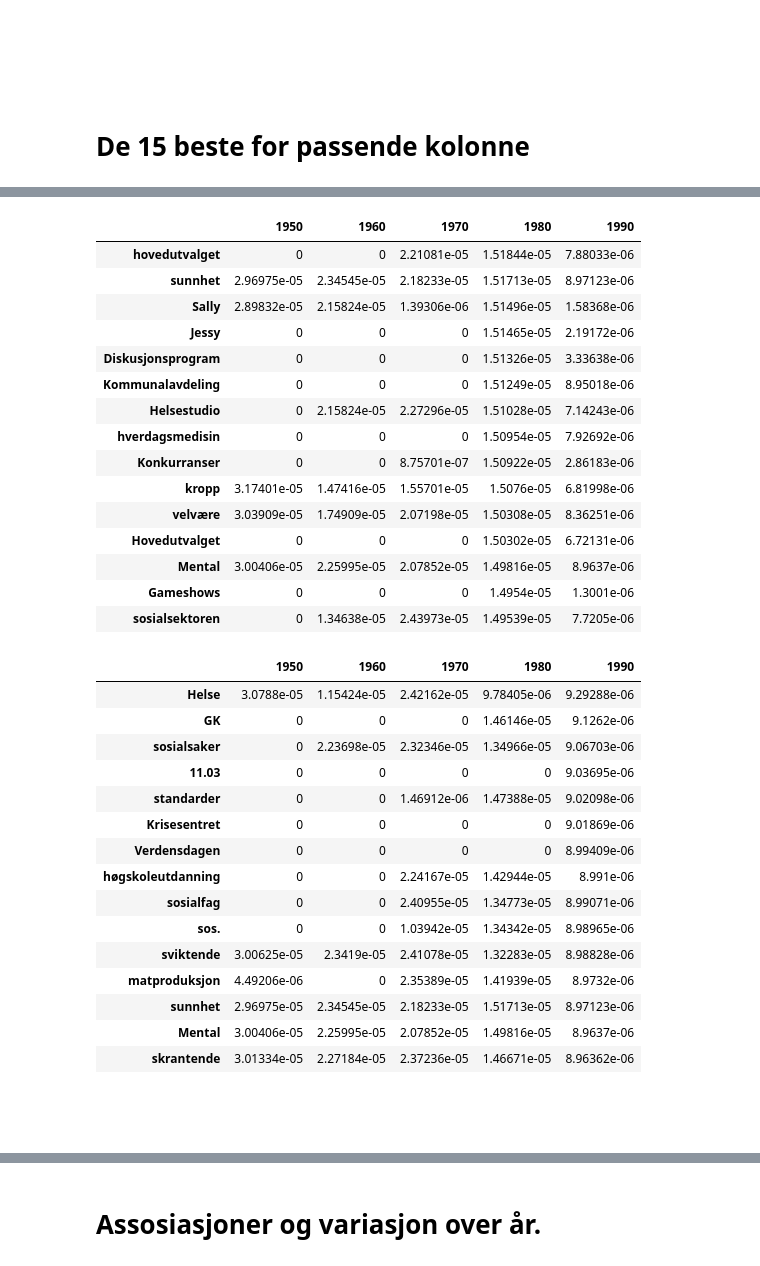
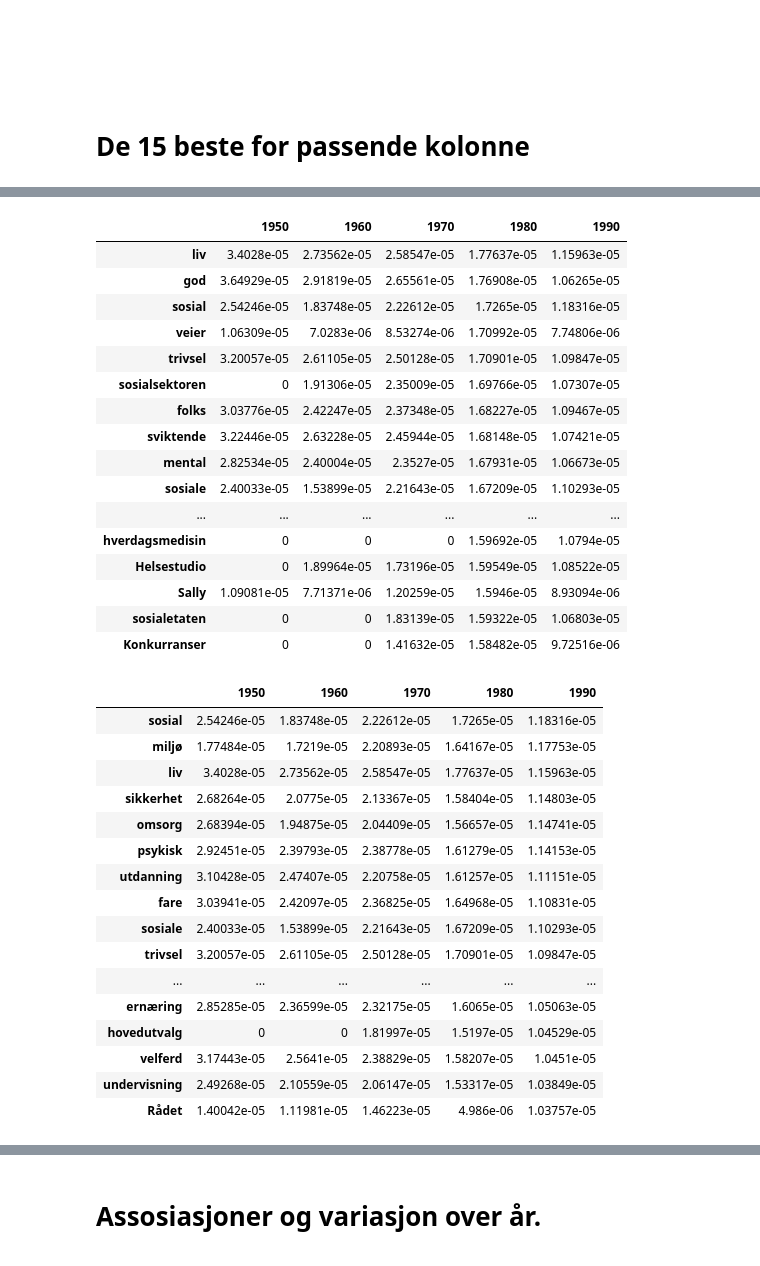
Before and after one commit to Yoonsen/HeCore, a Jupyter notebook: coll_helse_pmi.ipynb, the cells around one changed output, grey strips where cells are left out. Cells and saved outputs as stored; diff of their text form; code cells hidden in the pictures.

```diff
--- a/coll_helse_pmi.ipynb
+++ b/coll_helse_pmi.ipynb
@@ -173,3 +173,6 @@ agg = group_frames(colls)
 nb.normalize_corpus_dataframe(agg)
 # %% [output]
 True
+# %%
+ref = group_frames(reference)
+nb.normalize_corpus_dataframe(ref)
@@ -208,8 +227,9 @@ agg.sort_values(by=agg.columns[2], ascending=False)[:10].style.background_gradie
 | på | 0.00938176 | 0.0110189 | 0.0100142 | 0.0104373 | 0.00997852 |
 # %%
 pmi = pd.DataFrame()
+exp = 1.05
 for i in agg:
-    pmi[i] = agg[i]**1.02/(pd.concat([agg[i], reference[i]],axis=1).sum(axis=1))
+    pmi[i] = agg[i]**exp/(pd.concat([agg[i], ref[i]],axis=1).sum(axis=1))
 # %%
 nb.normalize_corpus_dataframe(pmi)
 # %% [output]
@@ -301,41 +323,40 @@ pmi.sort_values(by=pmi.columns[2], ascending=False).head(15).fillna(0).style.bac
 # %%
-pmi.sort_values(by=pmi.columns[3], ascending=False).head(15).fillna(0).style.background_gradient(axis=1)
+pmi.sort_values(by=pmi.columns[3], ascending=False).head(45).fillna(0).style.background_gradient(axis=1)
 # %% [output]
 |  | 1950 | 1960 | 1970 | 1980 | 1990 |
-| hovedutvalget | 0 | 0 | 2.21081e-05 | 1.51844e-05 | 7.88033e-06 |
-| sunnhet | 2.96975e-05 | 2.34545e-05 | 2.18233e-05 | 1.51713e-05 | 8.97123e-06 |
-| Sally | 2.89832e-05 | 2.15824e-05 | 1.39306e-06 | 1.51496e-05 | 1.58368e-06 |
-| Jessy | 0 | 0 | 0 | 1.51465e-05 | 2.19172e-06 |
-| Diskusjonsprogram | 0 | 0 | 0 | 1.51326e-05 | 3.33638e-06 |
-| Kommunalavdeling | 0 | 0 | 0 | 1.51249e-05 | 8.95018e-06 |
-| Helsestudio | 0 | 2.15824e-05 | 2.27296e-05 | 1.51028e-05 | 7.14243e-06 |
-| hverdagsmedisin | 0 | 0 | 0 | 1.50954e-05 | 7.92692e-06 |
-| Konkurranser | 0 | 0 | 8.75701e-07 | 1.50922e-05 | 2.86183e-06 |
-| kropp | 3.17401e-05 | 1.47416e-05 | 1.55701e-05 | 1.5076e-05 | 6.81998e-06 |
-| velvære | 3.03909e-05 | 1.74909e-05 | 2.07198e-05 | 1.50308e-05 | 8.36251e-06 |
-| Hovedutvalget | 0 | 0 | 0 | 1.50302e-05 | 6.72131e-06 |
-| Mental | 3.00406e-05 | 2.25995e-05 | 2.07852e-05 | 1.49816e-05 | 8.9637e-06 |
-| Gameshows | 0 | 0 | 0 | 1.4954e-05 | 1.3001e-06 |
-| sosialsektoren | 0 | 1.34638e-05 | 2.43973e-05 | 1.49539e-05 | 7.7205e-06 |
+| liv | 3.4028e-05 | 2.73562e-05 | 2.58547e-05 | 1.77637e-05 | 1.15963e-05 |
+| god | 3.64929e-05 | 2.91819e-05 | 2.65561e-05 | 1.76908e-05 | 1.06265e-05 |
+| sosial | 2.54246e-05 | 1.83748e-05 | 2.22612e-05 | 1.7265e-05 | 1.18316e-05 |
+| veier | 1.06309e-05 | 7.0283e-06 | 8.53274e-06 | 1.70992e-05 | 7.74806e-06 |
+| trivsel | 3.20057e-05 | 2.61105e-05 | 2.50128e-05 | 1.70901e-05 | 1.09847e-05 |
+| sosialsektoren | 0 | 1.91306e-05 | 2.35009e-05 | 1.69766e-05 | 1.07307e-05 |
+| folks | 3.03776e-05 | 2.42247e-05 | 2.37348e-05 | 1.68227e-05 | 1.09467e-05 |
+| sviktende | 3.22446e-05 | 2.63228e-05 | 2.45944e-05 | 1.68148e-05 | 1.07421e-05 |
+| mental | 2.82534e-05 | 2.40004e-05 | 2.3527e-05 | 1.67931e-05 | 1.06673e-05 |
+| sosiale | 2.40033e-05 | 1.53899e-05 | 2.21643e-05 | 1.67209e-05 | 1.10293e-05 |
+| ... | ... | ... | ... | ... | ... |
+| hverdagsmedisin | 0 | 0 | 0 | 1.59692e-05 | 1.0794e-05 |
+| Helsestudio | 0 | 1.89964e-05 | 1.73196e-05 | 1.59549e-05 | 1.08522e-05 |
+| Sally | 1.09081e-05 | 7.71371e-06 | 1.20259e-05 | 1.5946e-05 | 8.93094e-06 |
+| sosialetaten | 0 | 0 | 1.83139e-05 | 1.59322e-05 | 1.06803e-05 |
+| Konkurranser | 0 | 0 | 1.41632e-05 | 1.58482e-05 | 9.72516e-06 |
 # %%
-pmi.sort_values(by=pmi.columns[4], ascending=False).head(15).fillna(0).style.background_gradient(axis=1)
+pmi.sort_values(by=pmi.columns[4], ascending=False).head(45).fillna(0).style.background_gradient(axis=1)
 # %% [output]
 |  | 1950 | 1960 | 1970 | 1980 | 1990 |
-| Helse | 3.0788e-05 | 1.15424e-05 | 2.42162e-05 | 9.78405e-06 | 9.29288e-06 |
-| GK | 0 | 0 | 0 | 1.46146e-05 | 9.1262e-06 |
-| sosialsaker | 0 | 2.23698e-05 | 2.32346e-05 | 1.34966e-05 | 9.06703e-06 |
-| 11.03 | 0 | 0 | 0 | 0 | 9.03695e-06 |
-| standarder | 0 | 0 | 1.46912e-06 | 1.47388e-05 | 9.02098e-06 |
-| Krisesentret | 0 | 0 | 0 | 0 | 9.01869e-06 |
-| Verdensdagen | 0 | 0 | 0 | 0 | 8.99409e-06 |
-| høgskoleutdanning | 0 | 0 | 2.24167e-05 | 1.42944e-05 | 8.991e-06 |
-| sosialfag | 0 | 0 | 2.40955e-05 | 1.34773e-05 | 8.99071e-06 |
-| sos. | 0 | 0 | 1.03942e-05 | 1.34342e-05 | 8.98965e-06 |
-| sviktende | 3.00625e-05 | 2.3419e-05 | 2.41078e-05 | 1.32283e-05 | 8.98828e-06 |
-| matproduksjon | 4.49206e-06 | 0 | 2.35389e-05 | 1.41939e-05 | 8.9732e-06 |
-| sunnhet | 2.96975e-05 | 2.34545e-05 | 2.18233e-05 | 1.51713e-05 | 8.97123e-06 |
-| Mental | 3.00406e-05 | 2.25995e-05 | 2.07852e-05 | 1.49816e-05 | 8.9637e-06 |
-| skrantende | 3.01334e-05 | 2.27184e-05 | 2.37236e-05 | 1.46671e-05 | 8.96362e-06 |
+| sosial | 2.54246e-05 | 1.83748e-05 | 2.22612e-05 | 1.7265e-05 | 1.18316e-05 |
+| miljø | 1.77484e-05 | 1.7219e-05 | 2.20893e-05 | 1.64167e-05 | 1.17753e-05 |
+| liv | 3.4028e-05 | 2.73562e-05 | 2.58547e-05 | 1.77637e-05 | 1.15963e-05 |
+| sikkerhet | 2.68264e-05 | 2.0775e-05 | 2.13367e-05 | 1.58404e-05 | 1.14803e-05 |
+| omsorg | 2.68394e-05 | 1.94875e-05 | 2.04409e-05 | 1.56657e-05 | 1.14741e-05 |
+| psykisk | 2.92451e-05 | 2.39793e-05 | 2.38778e-05 | 1.61279e-05 | 1.14153e-05 |
+| utdanning | 3.10428e-05 | 2.47407e-05 | 2.20758e-05 | 1.61257e-05 | 1.11151e-05 |
+| fare | 3.03941e-05 | 2.42097e-05 | 2.36825e-05 | 1.64968e-05 | 1.10831e-05 |
+| sosiale | 2.40033e-05 | 1.53899e-05 | 2.21643e-05 | 1.67209e-05 | 1.10293e-05 |
+| trivsel | 3.20057e-05 | 2.61105e-05 | 2.50128e-05 | 1.70901e-05 | 1.09847e-05 |
+| ... | ... | ... | ... | ... | ... |
+| ernæring | 2.85285e-05 | 2.36599e-05 | 2.32175e-05 | 1.6065e-05 | 1.05063e-05 |
+| hovedutvalg | 0 | 0 | 1.81997e-05 | 1.5197e-05 | 1.04529e-05 |
+| velferd | 3.17443e-05 | 2.5641e-05 | 2.38829e-05 | 1.58207e-05 | 1.0451e-05 |
+| undervisning | 2.49268e-05 | 2.10559e-05 | 2.06147e-05 | 1.53317e-05 | 1.03849e-05 |
+| Rådet | 1.40042e-05 | 1.11981e-05 | 1.46223e-05 | 4.986e-06 | 1.03757e-05 |
-# %% [markdown]
-<br>
-<br>
```
Also changed, not shown: parts of 15 cells of this notebook, 4 other files.
